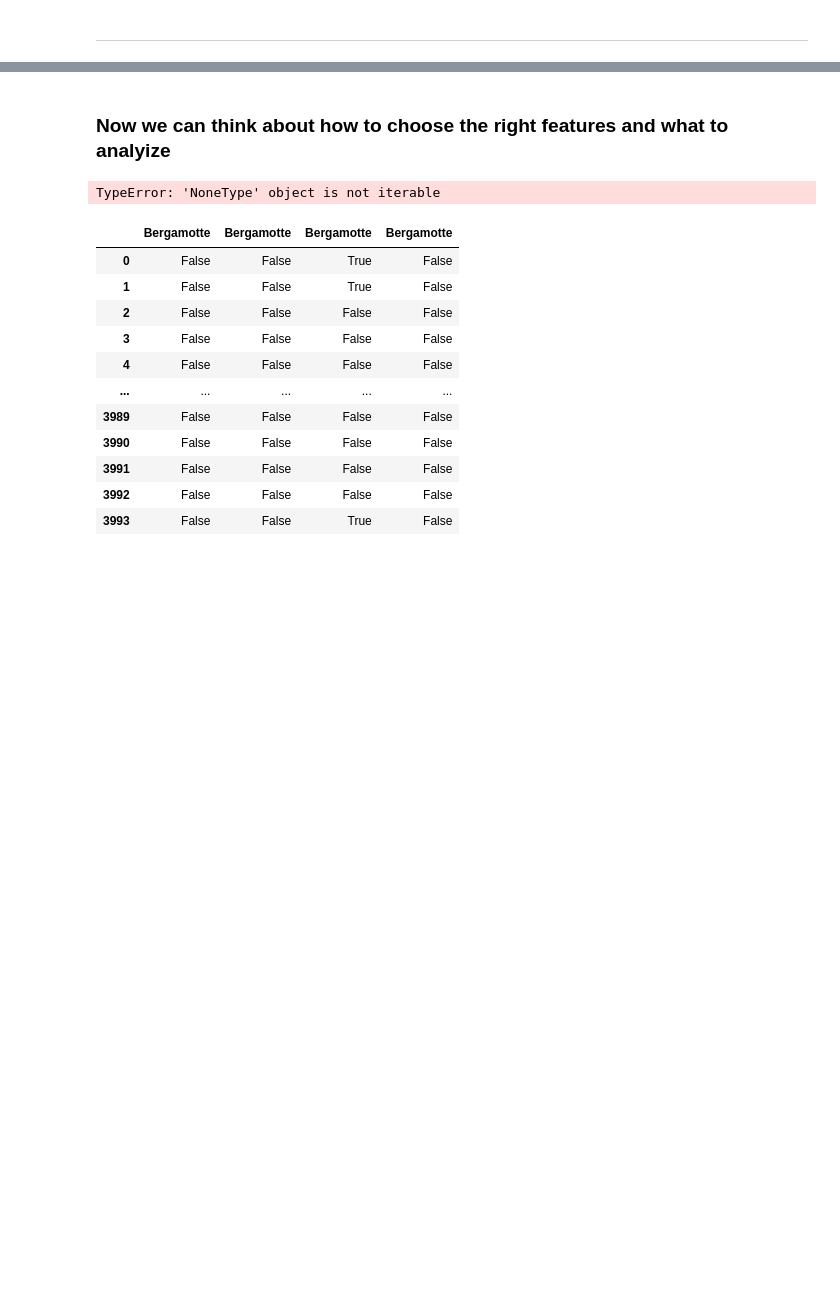
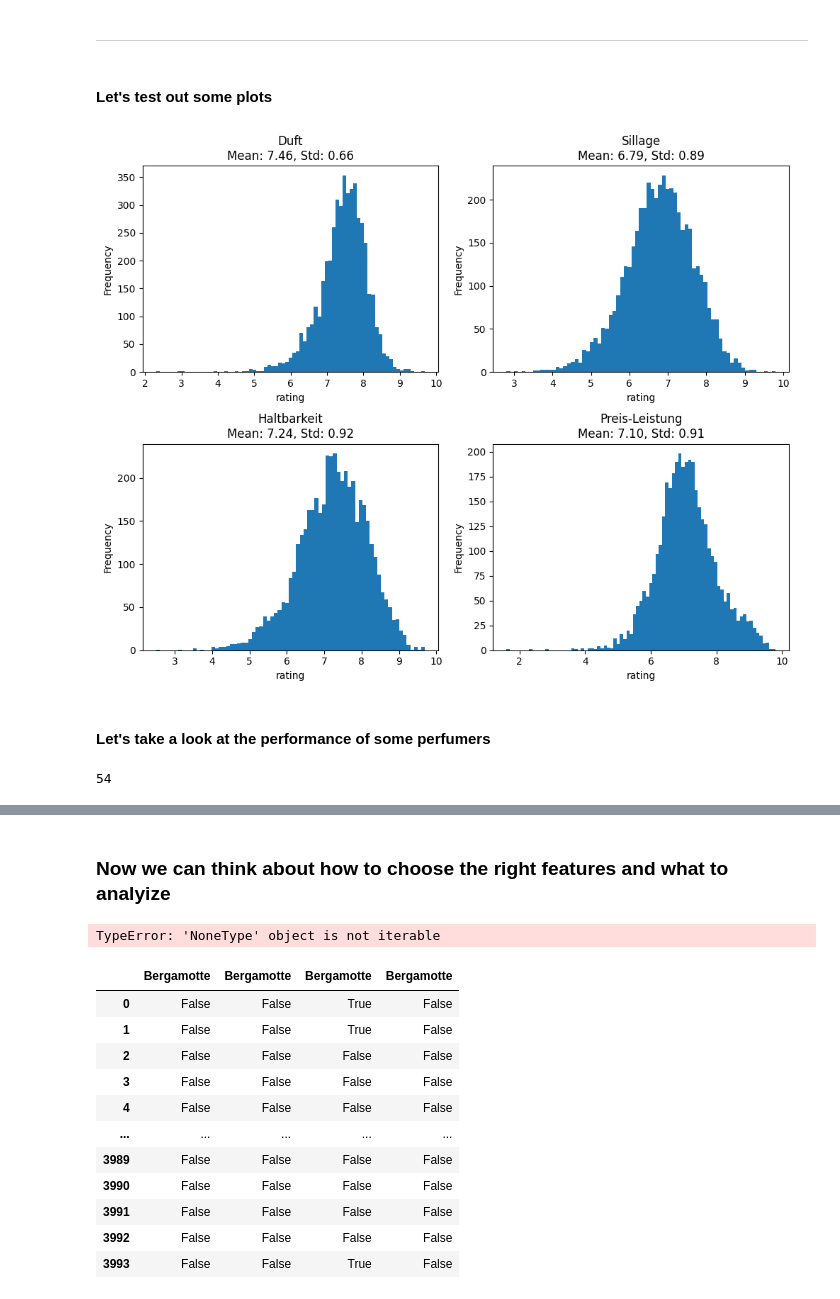
Before and after one commit to hamza1av/Parfumo, a Jupyter notebook: notebook.ipynb, the cells around one changed output, grey strips where cells are left out. Saved outputs shown, nothing was run; the diff lists cells and outputs as text; code cells hidden in the pictures; blank space fills up the shorter version.

```diff
--- a/notebook.ipynb
+++ b/notebook.ipynb
@@ -44,3 +48,5 @@ df[df['name'] == 'Khamrah']
+# %%
+df.loc[:, df.filter(like='scent_types.').columns] = df.filter(like='scent_types.').fillna(0)
 # %% [markdown]
 **remove some unnecessary parts in the column names**
 # %%
@@ -102,2 +145,48 @@ print(result)
 # %% [markdown]
 ---
+# %% [markdown]
+#### Let's test out some plots
+# %%
+col_data = {
+    "Duft": np.array(df['Duft.rating'].dropna()),
+    "Sillage": np.array(df['Sillage.rating'].dropna()),
+    "Haltbarkeit": np.array(df['Haltbarkeit.rating'].dropna()),
+    "Preis-Leistung": np.array(df['Preis-Leistungs-Verhältnis.rating'].dropna())
+}
+scent_hist = np.array(df['Duft.rating'].dropna())
+scent_mean = scent_hist.mean()
+scent_std = scent_hist.std()
+
+# Create a 2x2 grid of subplots
+fig, axes = plt.subplots(2, 2, figsize=(10, 8))
+
+# Flatten the axes array to make indexing easier
+axes = axes.flatten()
+
+def get_bins(array):
+    span = array.max() - array.min()
+    bins = int(span*10) + 1
+    return bins
+
+# Plot the histograms in each of the 4 subplots
+# Iterate over the dictionary and plot different entries
+for i, (title, data) in enumerate(col_data.items()):
+    ax = axes[i]
+    ax.hist(data, bins=get_bins(data)) #have as many bins as there are different ratings
+    ax.set_title(f'{title}\nMean: {data.mean():.2f}, Std: {data.std():.2f}')
+    ax.set_xlabel(f'rating')
+    ax.set_ylabel('Frequency')
+# Adjust layout for better spacing
+plt.tight_layout()
+
+# Show the plots
+plt.show()
+# %% [output]
+[figure, added]
+# %% [markdown]
+#### Let's take a look at the performance of some perfumers
+# %%
+filtered_scores = df.loc[df['perfumer'] == 'Anne Flipo', 'Duft.rating']
+print(len(filtered_scores))
+# %% [output]
+54
```
Also changed, not shown: parts of 20 cells of this notebook, 5 other files.
